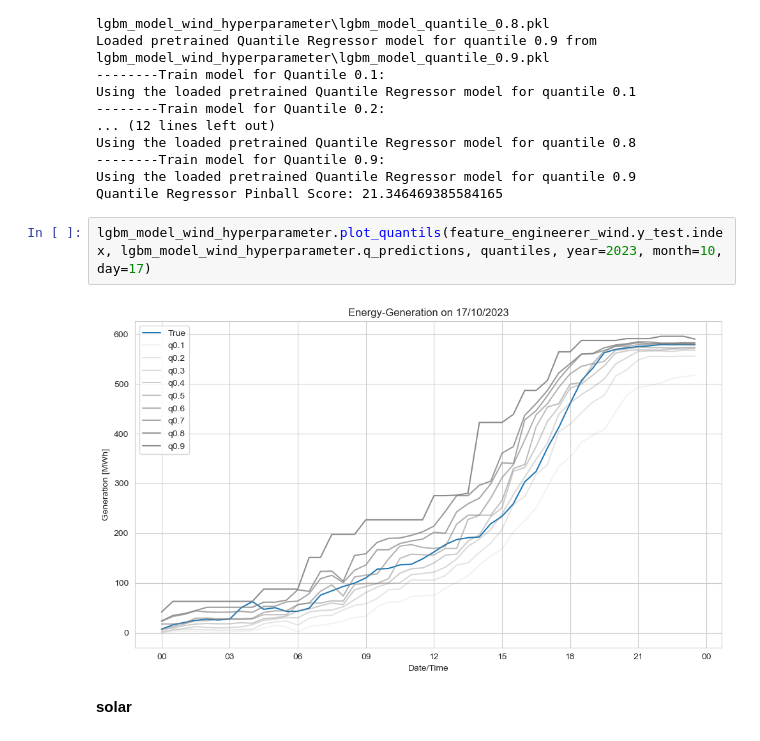
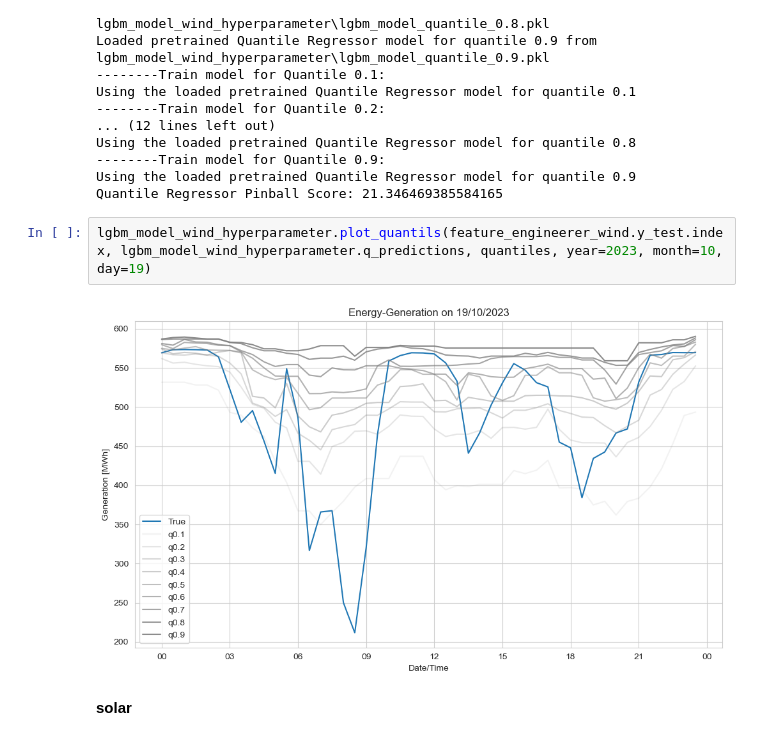
Before and after one commit to av1c3nna/awp2, a Jupyter notebook: code/model_training.ipynb, the cells around one changed output. Cells and saved outputs as stored; diff of their text form.

```diff
--- a/code/model_training.ipynb
+++ b/code/model_training.ipynb
@@ -316,9 +316,9 @@ Using the loaded pretrained Quantile Regressor model for quantile 0.8
 Using the loaded pretrained Quantile Regressor model for quantile 0.9
 Quantile Regressor Pinball Score: 21.346469385584165
 # %%
-lgbm_model_wind_hyperparameter.plot_quantils(feature_engineerer_wind.y_test.index, lgbm_model_wind_hyperparameter.q_predictions, quantiles, year=2023, month=10, day=17)
+lgbm_model_wind_hyperparameter.plot_quantils(feature_engineerer_wind.y_test.index, lgbm_model_wind_hyperparameter.q_predictions, quantiles, year=2023, month=10, day=19)
 # %% [output]
-[figure, old version]
+[figure, new version]
 # %% [markdown]
 __solar__
 # %%
```
Also changed, not shown: parts of 23 cells of this notebook, 1 other file.
